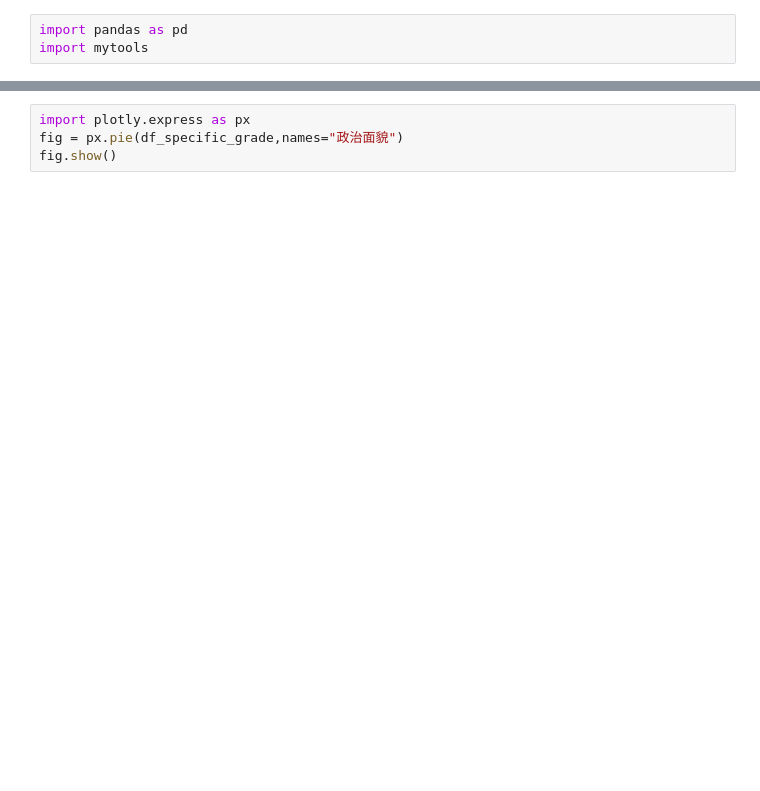
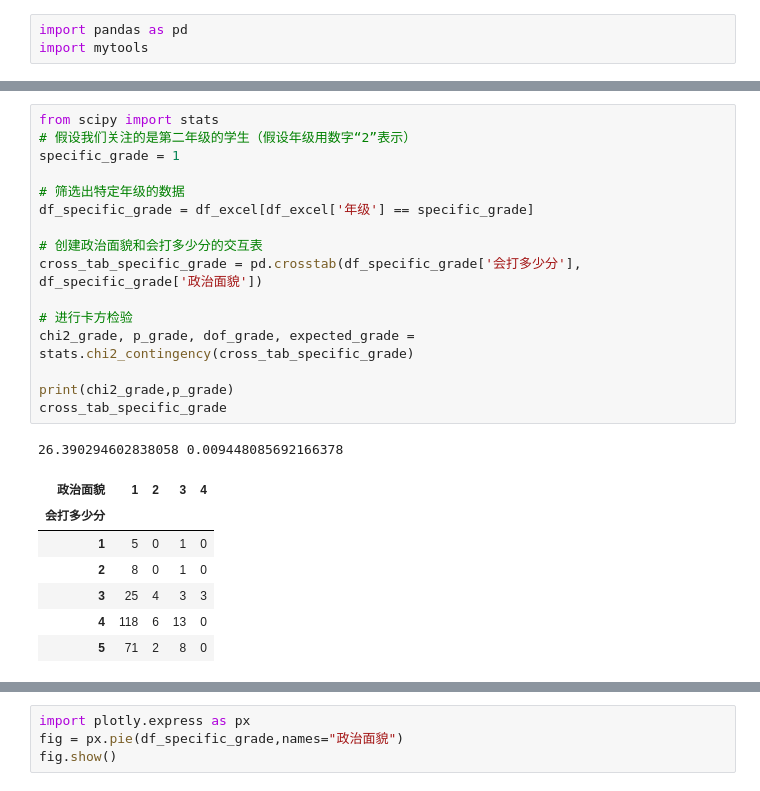
Before and after one commit to Xuyanli-Hub/xuyanli, a Jupyter notebook: output/16-多变量统计分析.ipynb, the cells around one changed output, grey strips where cells are left out. Saved outputs shown, nothing was run; the diff lists cells and outputs as text; blank space fills up the shorter version.

```diff
--- a/output/16-多变量统计分析.ipynb
+++ b/output/16-多变量统计分析.ipynb
@@ -6,0 +77,25 @@ import mytools
+# %%
+from scipy import stats
+# 假设我们关注的是第二年级的学生（假设年级用数字“2”表示）
+specific_grade = 1
+
+# 筛选出特定年级的数据
+df_specific_grade = df_excel[df_excel['年级'] == specific_grade]
+
+# 创建政治面貌和会打多少分的交互表
+cross_tab_specific_grade = pd.crosstab(df_specific_grade['会打多少分'], df_specific_grade['政治面貌'])
+
+# 进行卡方检验
+chi2_grade, p_grade, dof_grade, expected_grade = stats.chi2_contingency(cross_tab_specific_grade)
+
+print(chi2_grade,p_grade)
+cross_tab_specific_grade
+# %% [output]
+26.390294602838058 0.009448085692166378
+| 政治面貌 | 1 | 2 | 3 | 4 |
+| 会打多少分 |  |  |  |  |
+| 1 | 5 | 0 | 1 | 0 |
+| 2 | 8 | 0 | 1 | 0 |
+| 3 | 25 | 4 | 3 | 3 |
+| 4 | 118 | 6 | 13 | 0 |
+| 5 | 71 | 2 | 8 | 0 |
```
Also changed, not shown: parts of 14 cells of this notebook, 9 other files.
